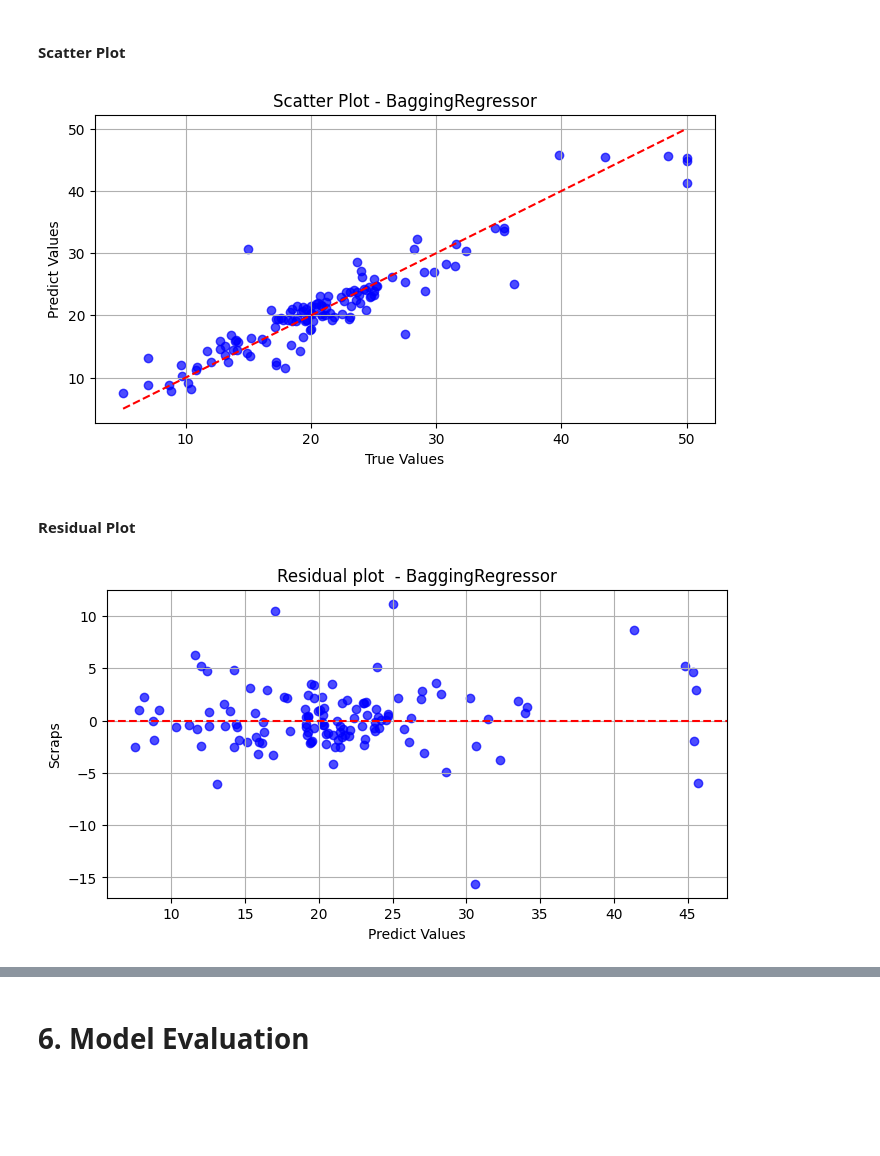
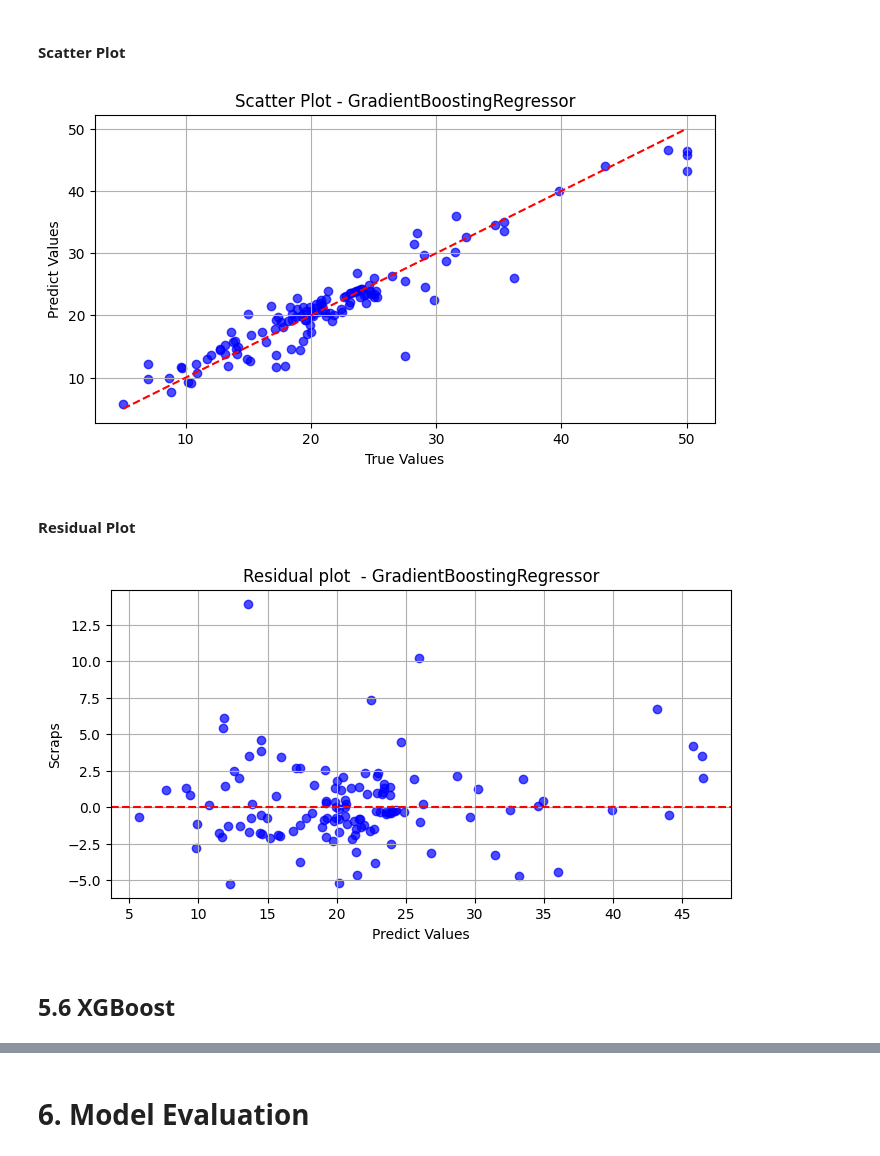
Before and after one commit to haroldeustaquio/Machine-Learning, a Jupyter notebook: Trees_and_Ensemble/Regression/Housing-Price-Prediction/testing.ipynb, the cells around one changed output, grey strips where cells are left out. Saved outputs shown, nothing was run; the diff lists cells and outputs as text; code cells hidden in the pictures; blank space fills up the shorter version.

```diff
--- a/Trees_and_Ensemble/Regression/Housing-Price-Prediction/testing.ipynb
+++ b/Trees_and_Ensemble/Regression/Housing-Price-Prediction/testing.ipynb
@@ -224,12 +218,20 @@ gb = GradientBoostingRegressor()
+# %%
+gb = GradientBoostingRegressor(max_depth=15,learning_rate=0.1,n_estimators=150,loss='absolute_error',criterion='friedman_mse')
+
+gb.fit(x_train,y_train)
+predictions_6 = gb.predict(x_test)
+metrics('GradientBoostingRegressor', y_test, predictions_6)
 # %% [markdown]
 #### Scatter Plot
 # %%
-scatter_plot(y_test, predictions_6, gr)
+scatter_plot(y_test, predictions_6, gb)
 # %% [output]
-[figure, old version]
+[figure, new version]
 # %% [markdown]
 #### Residual Plot
 # %%
 residual_plot(y_test,predictions_6, gb)
 # %% [output]
-[figure, old version]
+[figure, new version]
+# %% [markdown]
+## 5.6 XGBoost
```
Also changed, not shown: parts of 21 cells of this notebook.
